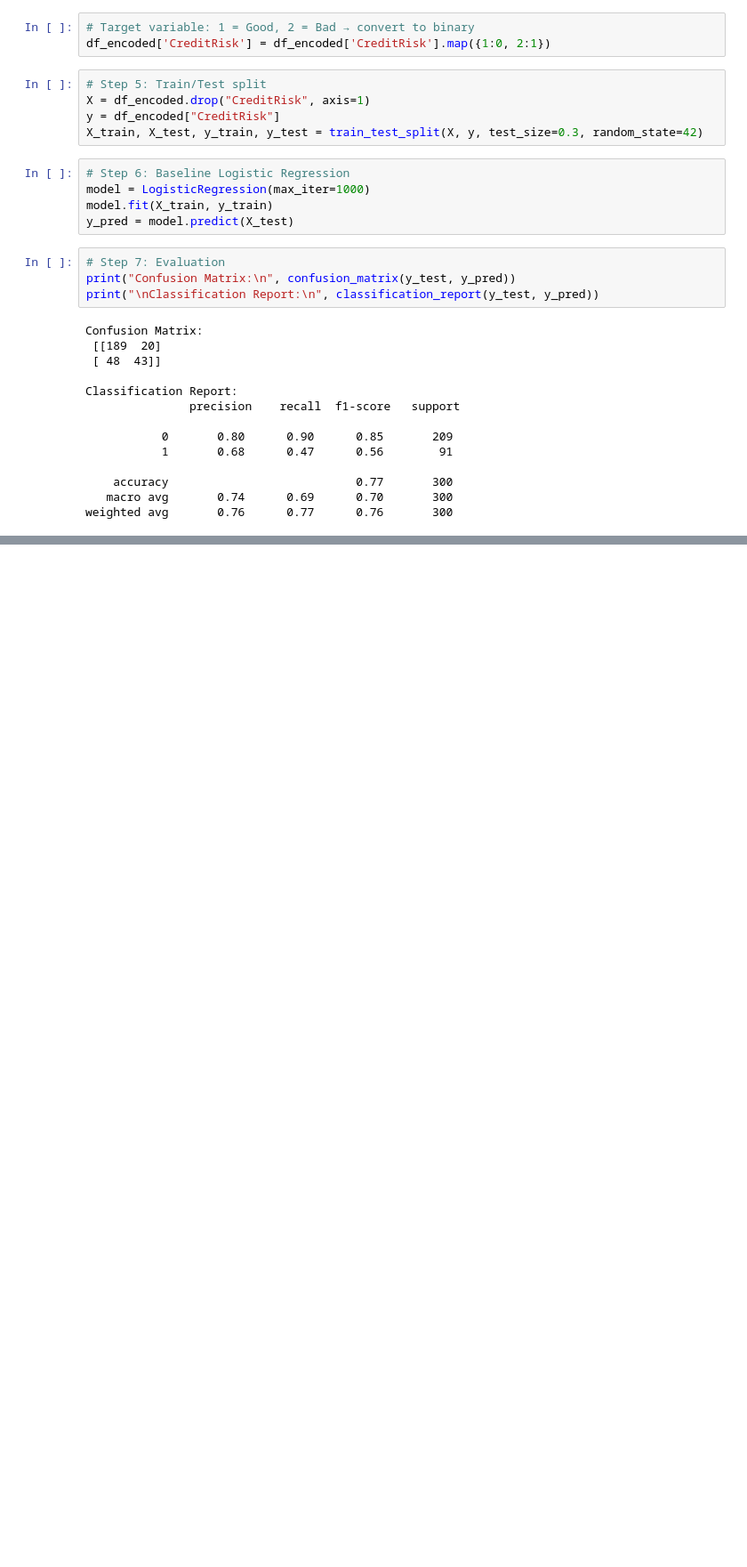
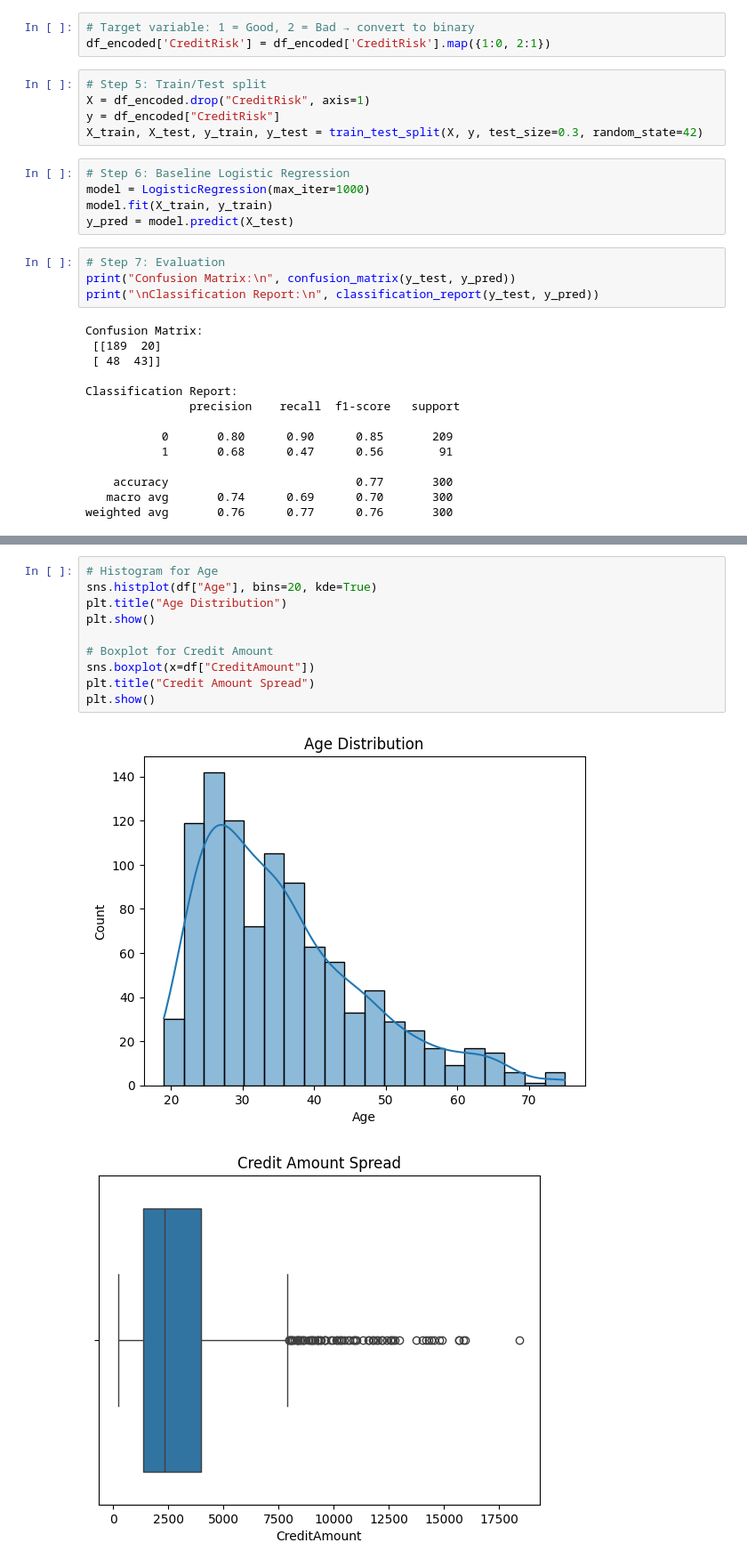
Before and after one commit to tigerlaxmikant/MS_Data_Analytics_Capstone_Project, a Jupyter notebook: Code/Data_Analytics_Capstone.ipynb, the cells around one changed output, grey strips where cells are left out. Shown at 89% size. Drawn from its saved outputs; the diff is of its cells as text; blank space fills up the shorter version.

```diff
--- a/Code/Data_Analytics_Capstone.ipynb
+++ b/Code/Data_Analytics_Capstone.ipynb
@@ -104,0 +156,13 @@ weighted avg       0.76      0.77      0.76       300
+# %%
+# Histogram for Age
+sns.histplot(df["Age"], bins=20, kde=True)
+plt.title("Age Distribution")
+plt.show()
+
+# Boxplot for Credit Amount
+sns.boxplot(x=df["CreditAmount"])
+plt.title("Credit Amount Spread")
+plt.show()
+# %% [output]
+[figure, added]
+[figure, added]
```
Also changed, not shown: parts of 7 cells of this notebook.
